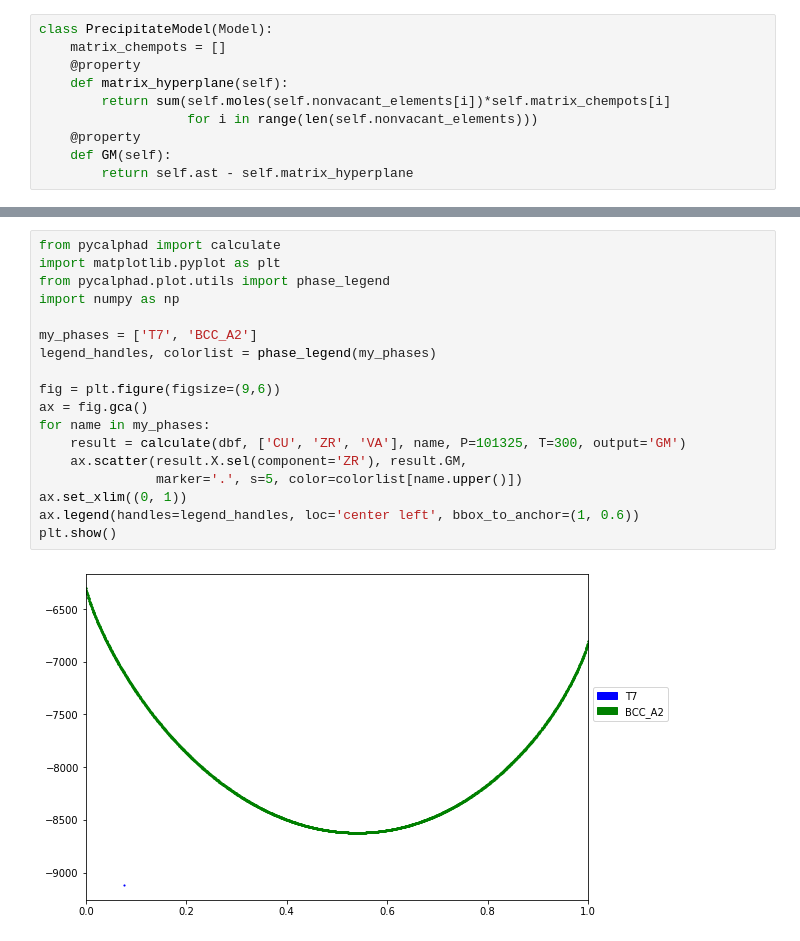
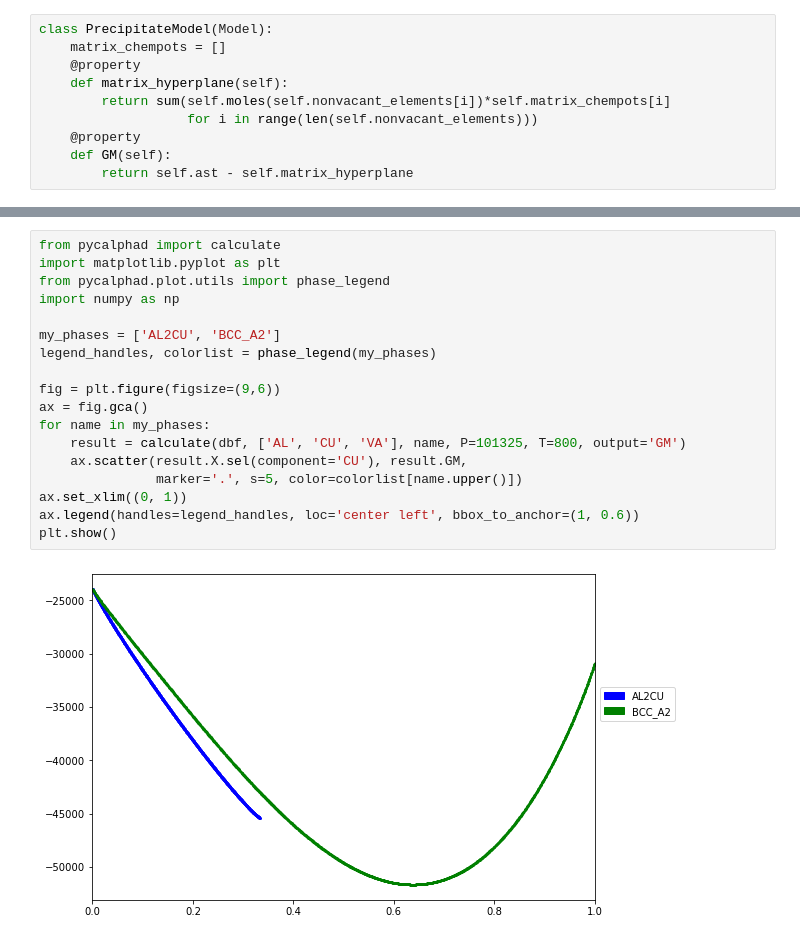
Before and after one commit to richardotis/pycalphad-sandbox, a Jupyter notebook: NucleationBarrier.ipynb, the cells around one changed output, grey strips where cells are left out. Cells and saved outputs as stored; diff of their text form.

```diff
--- a/NucleationBarrier.ipynb
+++ b/NucleationBarrier.ipynb
@@ -64,23 +71,23 @@ Data variables:
 # %%
 from pycalphad import calculate
 import matplotlib.pyplot as plt
 from pycalphad.plot.utils import phase_legend
 import numpy as np
 
-my_phases = ['T7', 'BCC_A2']
+my_phases = ['AL2CU', 'BCC_A2']
 legend_handles, colorlist = phase_legend(my_phases)
 
 fig = plt.figure(figsize=(9,6))
 ax = fig.gca()
 for name in my_phases:
-    result = calculate(dbf, ['CU', 'ZR', 'VA'], name, P=101325, T=300, output='GM')
-    ax.scatter(result.X.sel(component='ZR'), result.GM,
+    result = calculate(dbf, ['AL', 'CU', 'VA'], name, P=101325, T=800, output='GM')
+    ax.scatter(result.X.sel(component='CU'), result.GM,
                marker='.', s=5, color=colorlist[name.upper()])
 ax.set_xlim((0, 1))
 ax.legend(handles=legend_handles, loc='center left', bbox_to_anchor=(1, 0.6))
 plt.show()
 # %% [output]
-[figure, old version]
+[figure, new version]
 # %%
 dbf.phases
 # %% [output]
```
Also changed, not shown: parts of 3 cells of this notebook.
